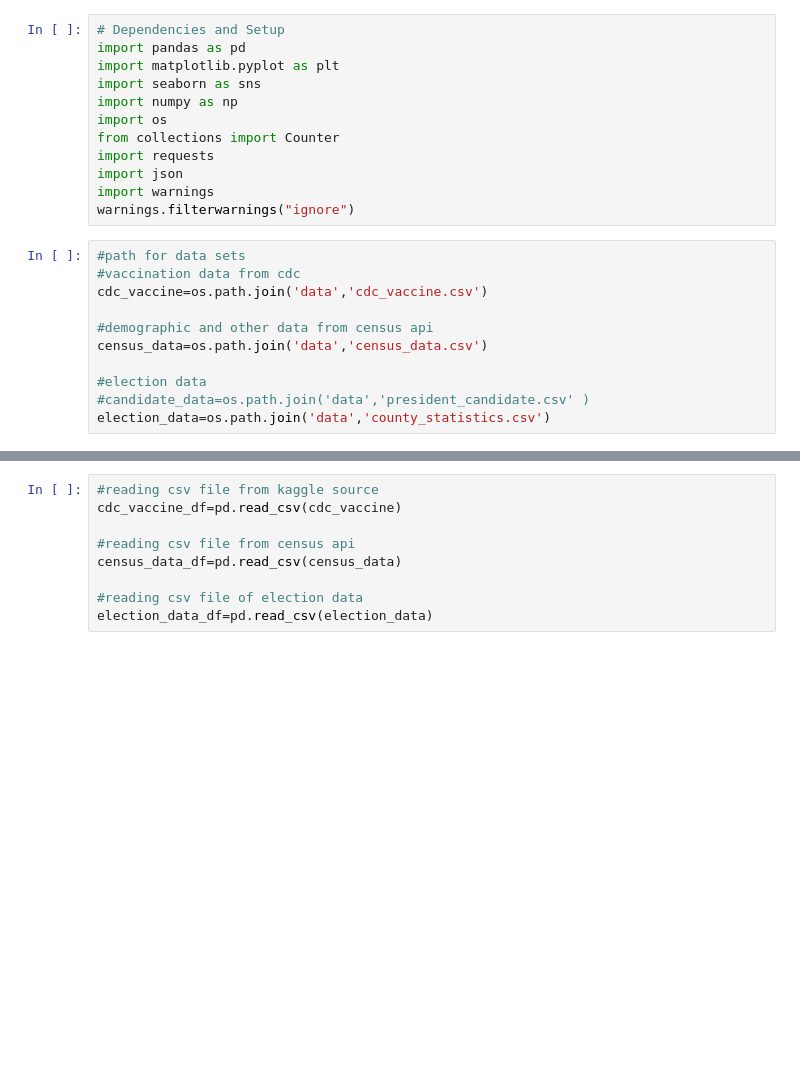
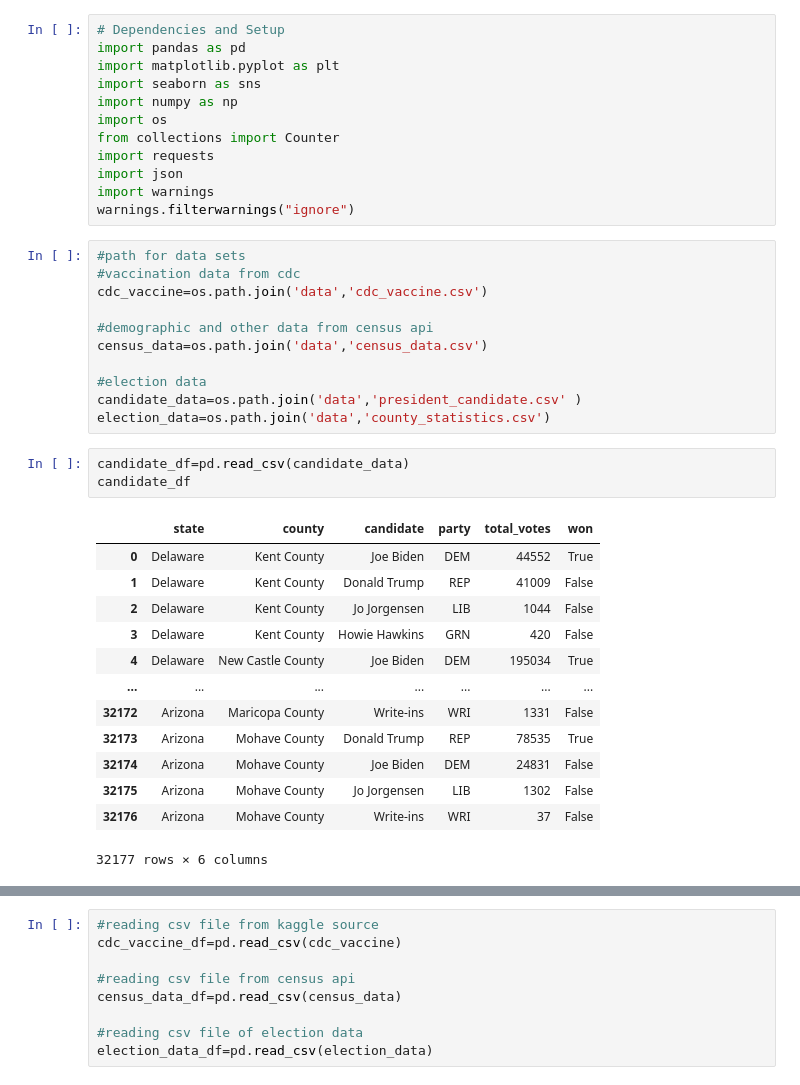
Before and after one commit to pandeysudip/COVID-19-Vaccination-Rate, a Jupyter notebook: analysis.ipynb, the cells around one changed output, grey strips where cells are left out. Saved outputs shown, nothing was run; the diff lists cells and outputs as text; blank space fills up the shorter version.

```diff
--- a/analysis.ipynb
+++ b/analysis.ipynb
@@ -19,5 +19,22 @@ cdc_vaccine=os.path.join('data','cdc_vaccine.csv')
 census_data=os.path.join('data','census_data.csv')
 
 #election data
-#candidate_data=os.path.join('data','president_candidate.csv' )
+candidate_data=os.path.join('data','president_candidate.csv' )
 election_data=os.path.join('data','county_statistics.csv')
+# %%
+candidate_df=pd.read_csv(candidate_data)
+candidate_df
+# %% [output]
+|  | state | county | candidate | party | total_votes | won |
+| 0 | Delaware | Kent County | Joe Biden | DEM | 44552 | True |
+| 1 | Delaware | Kent County | Donald Trump | REP | 41009 | False |
+| 2 | Delaware | Kent County | Jo Jorgensen | LIB | 1044 | False |
+| 3 | Delaware | Kent County | Howie Hawkins | GRN | 420 | False |
+| 4 | Delaware | New Castle County | Joe Biden | DEM | 195034 | True |
+| ... | ... | ... | ... | ... | ... | ... |
+| 32172 | Arizona | Maricopa County | Write-ins | WRI | 1331 | False |
+| 32173 | Arizona | Mohave County | Donald Trump | REP | 78535 | True |
+| 32174 | Arizona | Mohave County | Joe Biden | DEM | 24831 | False |
+| 32175 | Arizona | Mohave County | Jo Jorgensen | LIB | 1302 | False |
+| 32176 | Arizona | Mohave County | Write-ins | WRI | 37 | False |
+32177 rows × 6 columns
```
Also changed, not shown: parts of 4 cells of this notebook, 2 other files.
